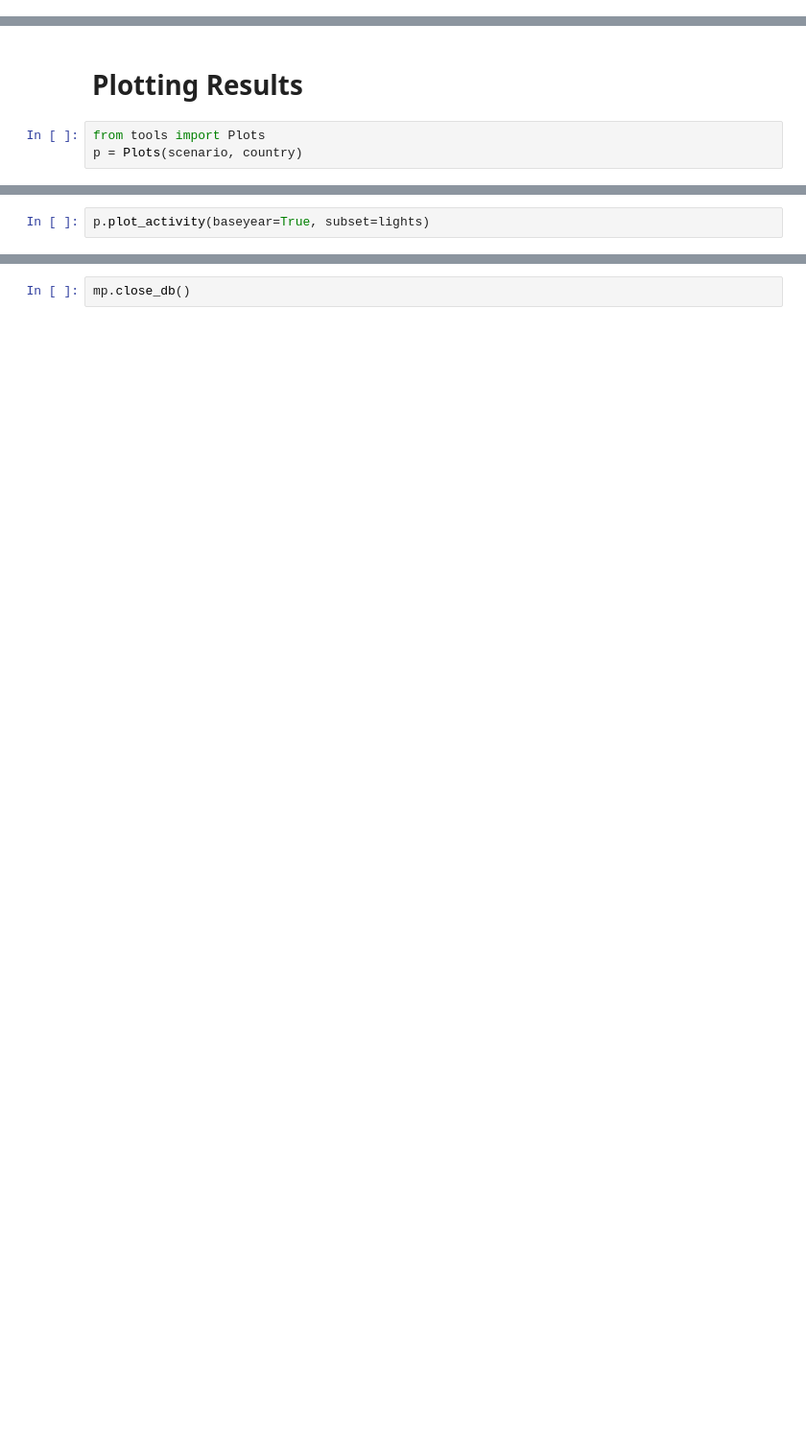
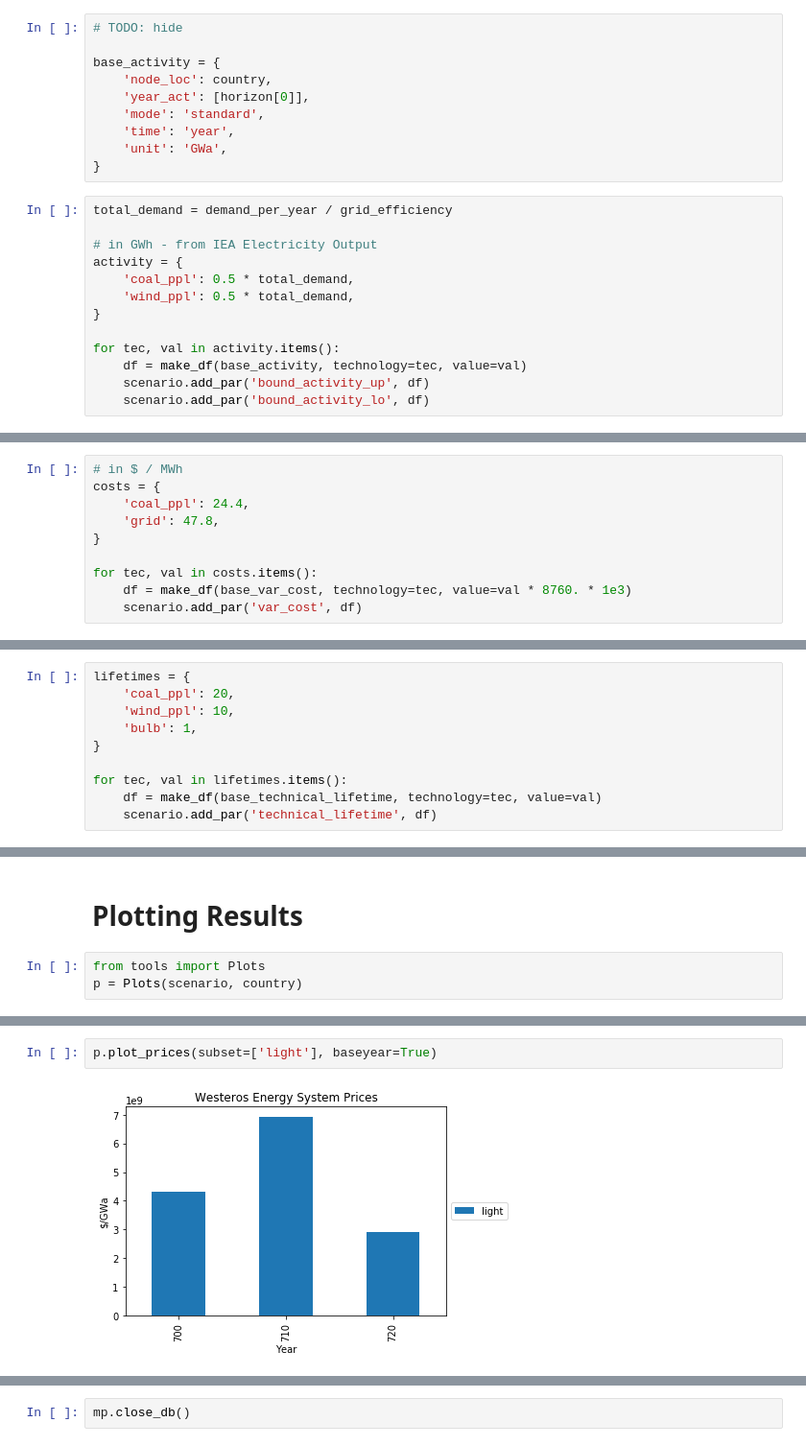
Before and after one commit to adrivinca/message_ix, a Jupyter notebook: tutorial/westeros/westeros.ipynb, the cells around one changed output, grey strips where cells are left out. Shown at 96% size. Saved outputs shown, nothing was run; the diff lists cells and outputs as text; blank space fills up the shorter version.

```diff
--- a/tutorial/westeros/westeros.ipynb
+++ b/tutorial/westeros/westeros.ipynb
@@ -498,0 +263,23 @@ for tec, (species, val) in emissions.items():
+# %%
+# TODO: hide
+
+base_activity = {
+    'node_loc': country,
+    'year_act': [horizon[0]],
+    'mode': 'standard',
+    'time': 'year',
+    'unit': 'GWa',
+}
+# %%
+total_demand = demand_per_year / grid_efficiency
+
+# in GWh - from IEA Electricity Output
+activity = {
+    'coal_ppl': 0.5 * total_demand,
+    'wind_ppl': 0.5 * total_demand,
+}
+
+for tec, val in activity.items():
+    df = make_df(base_activity, technology=tec, value=val)
+    scenario.add_par('bound_activity_up', df)
+    scenario.add_par('bound_activity_lo', df)
@@ -498,0 +360,10 @@ for tec, (species, val) in emissions.items():
+# %%
+# in $ / MWh
+costs = {
+    'coal_ppl': 24.4,
+    'grid': 47.8,
+}
+
+for tec, val in costs.items():
+    df = make_df(base_var_cost, technology=tec, value=val * 8760. * 1e3)
+    scenario.add_par('var_cost', df)
@@ -499,2 +389,12 @@ for tec, (species, val) in emissions.items():
+# %%
+lifetimes = {
+    'coal_ppl': 20,
+    'wind_ppl': 10,
+    'bulb': 1,
+}
+
+for tec, val in lifetimes.items():
+    df = make_df(base_technical_lifetime, technology=tec, value=val)
+    scenario.add_par('technical_lifetime', df)
 # %% [markdown]
 ## Commit the datastructure and solve the model
@@ -526,2 +430,4 @@ p.plot_activity(baseyear=True, subset=plants)
 # %%
-p.plot_activity(baseyear=True, subset=lights)
+p.plot_prices(subset=['light'], baseyear=True)
+# %% [output]
+[figure, added]
```
Also changed, not shown: parts of 77 cells of this notebook.
